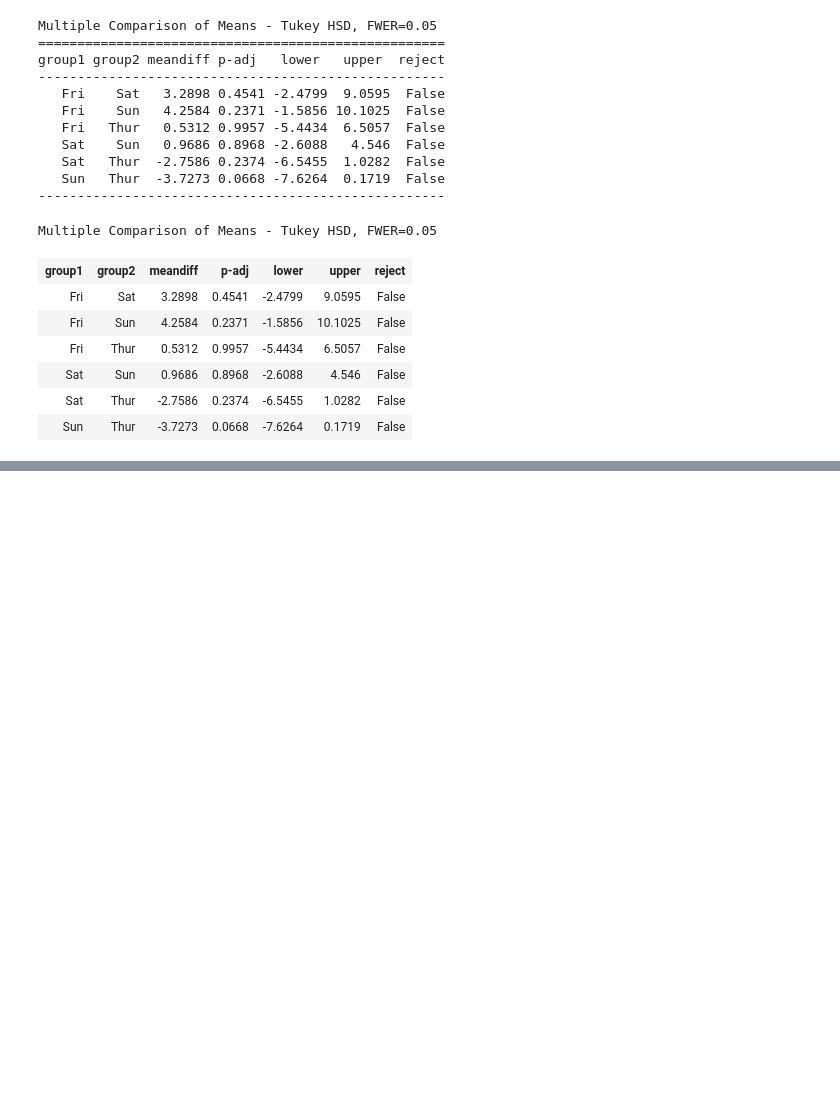
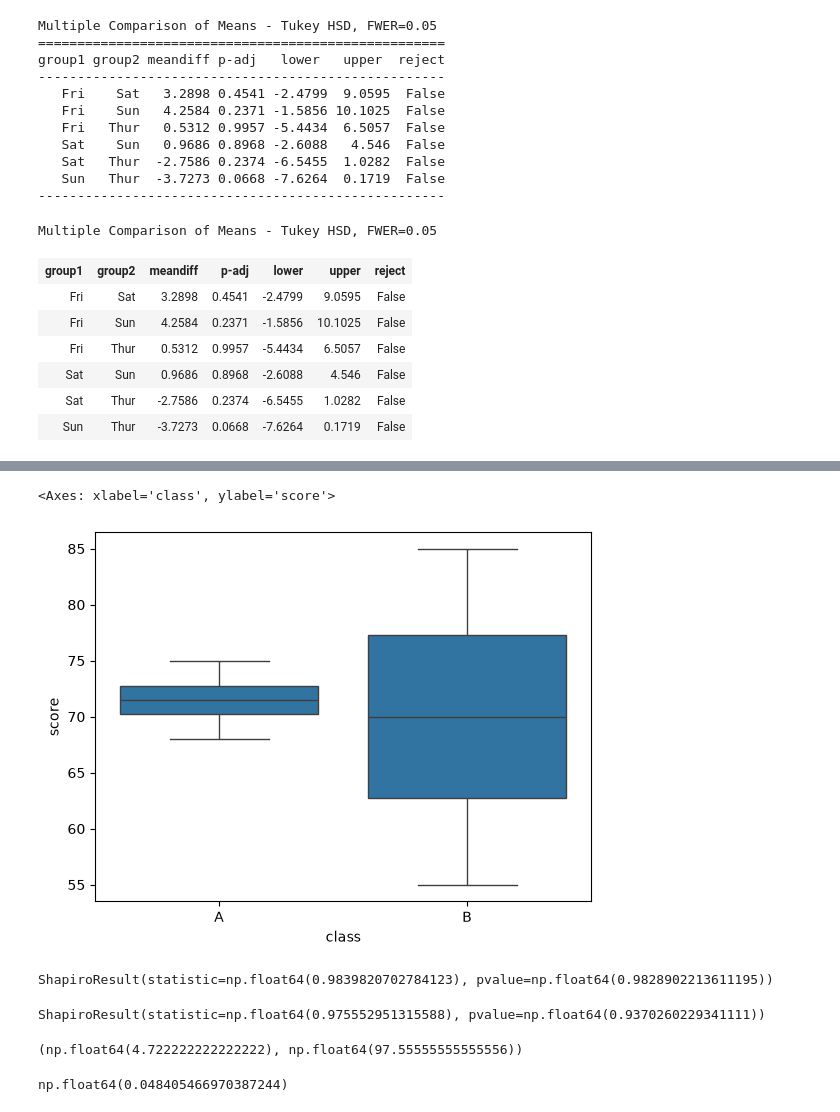
Before and after one commit to Kimchi-2025/big0611, a Jupyter notebook: py/stats.ipynb, the cells around one changed output, grey strips where cells are left out. Drawn from its saved outputs; the diff is of its cells as text; code cells hidden in the pictures; blank space fills up the shorter version.

```diff
--- a/py/stats.ipynb
+++ b/py/stats.ipynb
@@ -1880,0 +2123,4 @@ Multiple Comparison of Means - Tukey HSD, FWER=0.05
+# %%
+a = pd.DataFrame(class_a, columns=['score'])
+a['class'] = 'A'
+a
@@ -1880,0 +2139,4 @@ Multiple Comparison of Means - Tukey HSD, FWER=0.05
+# %%
+b = pd.DataFrame(class_b, columns=['score'])
+b['class'] = 'B'
+b
@@ -1880,0 +2155,3 @@ Multiple Comparison of Means - Tukey HSD, FWER=0.05
+# %%
+df = pd.concat([a,b], axis=0)
+df
@@ -1880,0 +2176,24 @@ Multiple Comparison of Means - Tukey HSD, FWER=0.05
+# %%
+sns.boxplot(df, x='class', y='score')
+# %% [output]
+<Axes: xlabel='class', ylabel='score'>
+[figure, added]
+# %%
+stats.shapiro(df[df['class'] == 'A']['score'])
+# %% [output]
+ShapiroResult(statistic=np.float64(0.9839820702784123), pvalue=np.float64(0.9828902213611195))
+# %%
+stats.shapiro(df[df['class'] == 'B']['score'])
+# %% [output]
+ShapiroResult(statistic=np.float64(0.975552951315588), pvalue=np.float64(0.9370260229341111))
+# %%
+var_a = class_a.var(ddof=1)
+var_b = class_b.var(ddof=1)
+var_a, var_b
+# %% [output]
+(np.float64(4.722222222222222), np.float64(97.55555555555556))
+# %%
+f_stat = var_a / var_b
+f_stat
+# %% [output]
+np.float64(0.048405466970387244)
```
Also changed, not shown: parts of 75 cells of this notebook, 2 other files.
